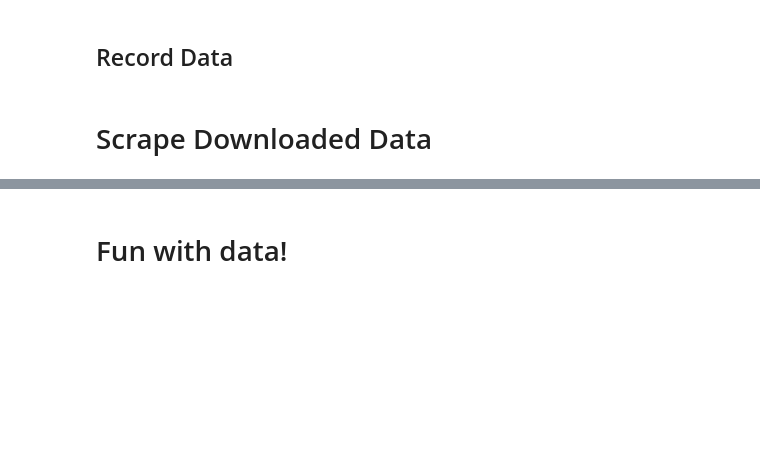
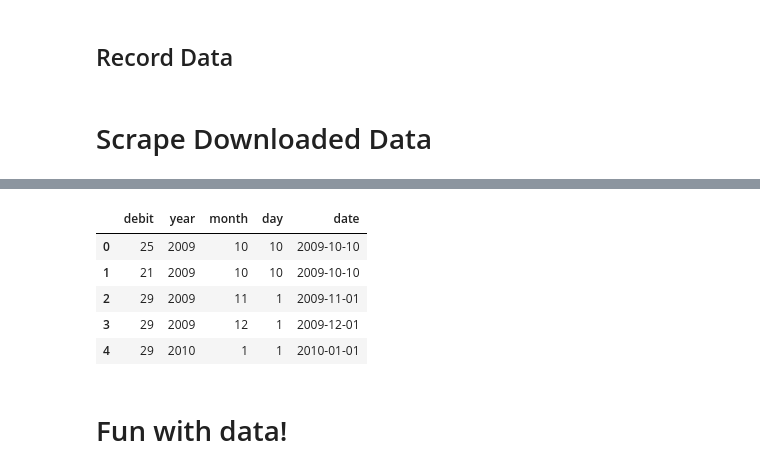
Before and after one commit to jrm5100/GymVisits, a Jupyter notebook: GymVisits.ipynb, the cells around one changed output, grey strips where cells are left out. Cells and saved outputs as stored; diff of their text form; code cells hidden in the pictures; blank space fills up the shorter version.

```diff
--- a/GymVisits.ipynb
+++ b/GymVisits.ipynb
@@ -189,18 +208,36 @@ data_visits = df['time']
 # %%
 #Payments
 with open('Payments.html', 'r') as f:
     soup = BeautifulSoup(f)
 
 df = {'date':[],'debit':[]}
 for record in [rec for rec in soup.find_all('tr') if len(rec.find_all('span'))==11]:
     info = [rec.text for rec in record.find_all('span')]
     date = info[0]
     debit = info[6]
     df['date'].append(datetime.datetime.strptime(date, '%m/%d/%Y'))
     df['debit'].append(float(debit))
 
 df = pd.DataFrame(df)
-data_payments = df
+
+#Reformat
+data_payments = pd.DataFrame()
+data_payments['debit'] = df['debit']
+data_payments['year'] = df['date'].dt.year
+data_payments['month'] = df['date'].dt.month
+data_payments['day'] = df['date'].dt.day
+data_payments['date'] = df['date']
+
+data_payments = data_payments.sort('date').reset_index(drop=True) #Sort from earliest and re-index
+
+data_payments.head()
+# %% [output]
+|  | debit | year | month | day | date |
+| 0 | 25 | 2009 | 10 | 10 | 2009-10-10 |
+| 1 | 21 | 2009 | 10 | 10 | 2009-10-10 |
+| 2 | 29 | 2009 | 11 | 1 | 2009-11-01 |
+| 3 | 29 | 2009 | 12 | 1 | 2009-12-01 |
+| 4 | 29 | 2010 | 1 | 1 | 2010-01-01 |
 # %% [markdown]
 # Fun with data!
 # %%
```
Also changed, not shown: parts of 11 cells of this notebook.
